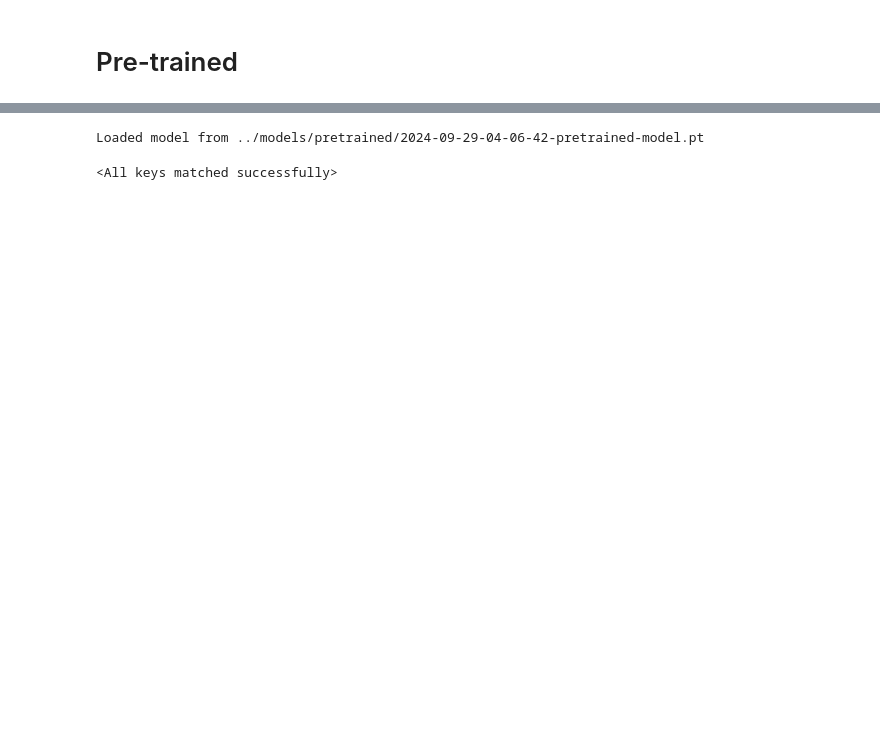
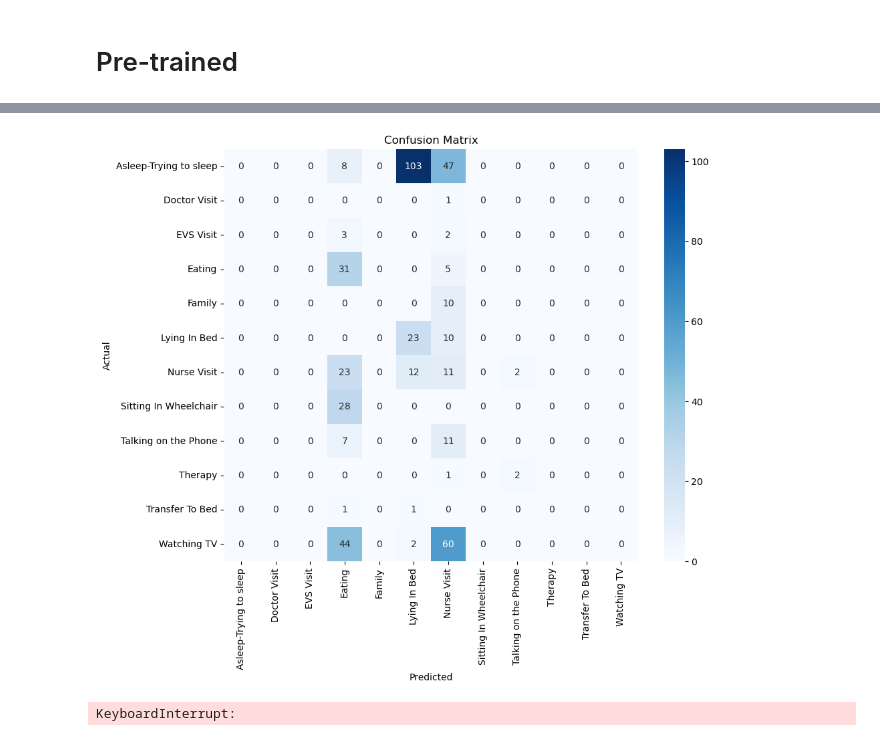
Before and after one commit to AI-For-Wearables-PAM/activity-recog, a Jupyter notebook: notebooks/pre_trained.ipynb, the cells around one changed output, grey strips where cells are left out. Cells and saved outputs as stored; diff of their text form; code cells hidden in the pictures; blank space fills up the shorter version.

Commit message:
Add pretrained
Signed-off-by: James Cole <40645190+jamescoledesign@users.noreply.github.com>

```diff
--- a/notebooks/pre_trained.ipynb
+++ b/notebooks/pre_trained.ipynb
@@ -205,11 +212,8 @@ KeyboardInterrupt:
 # %%
 # Load model
 model_dir = '../models/pretrained'
-model_name = '2024-09-29-04-06-42-pretrained-model.pt'
+model_name = '2024-09-30-15-03-38-pretrained-model.pt'
 model_path = f'{model_dir}/{model_name}'
 load_pretrained(model, model_path)
-# %% [output]
-Loaded model from ../models/pretrained/2024-09-29-04-06-42-pretrained-model.pt
-<All keys matched successfully>
 # %%
 # Evaluate on training data
@@ -217,7 +221,10 @@ train_preds, train_labels = evaluate_model(device, model, train_loader)
 # %%
 # Plot confusion matrix
-plot_confusion_matrix(train_labels, train_preds, train_dataset.classes)
+# plot_confusion_matrix(train_labels, train_preds, train_dataset.classes)
+# %% [output]
+[figure, added]
 # %%
 # Evaluate on testing data
 test_preds, test_labels = evaluate_model(device, model, test_loader)
-plot_confusion_matrix(test_labels, test_preds, test_dataset.classes)
+# %% [output]
+KeyboardInterrupt:
```
Also changed, not shown: parts of 4 cells of this notebook, 2 other files.
